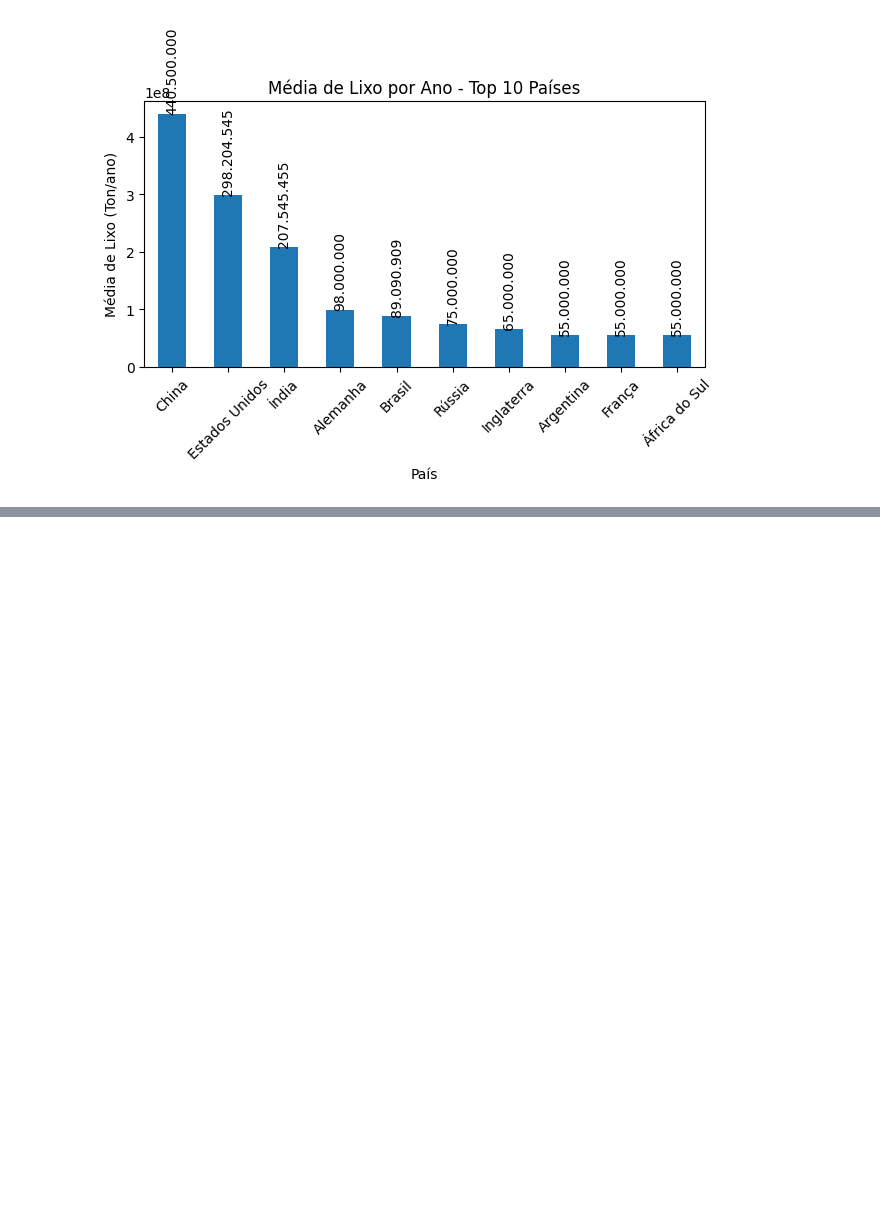
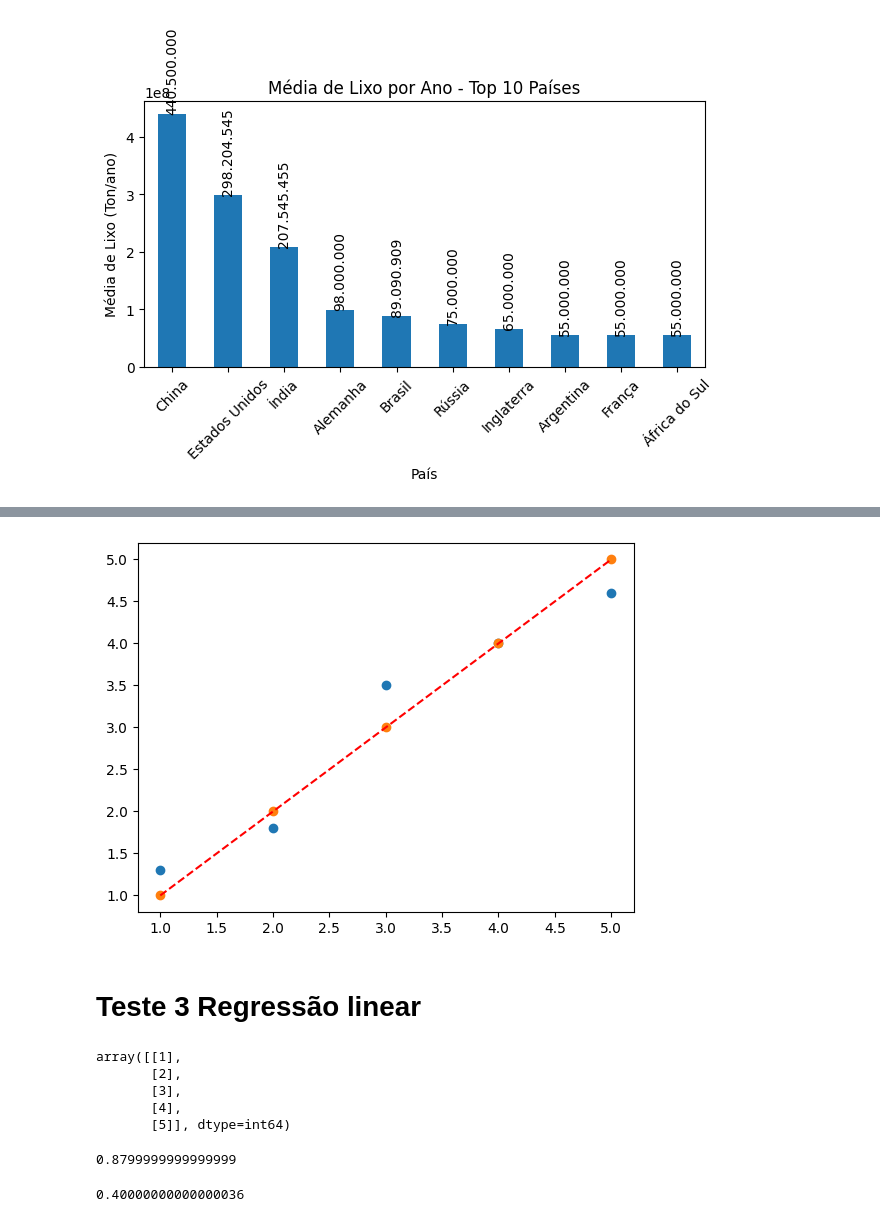
Before and after one commit to rafaelflorentino/Python, a Jupyter notebook: IA/Projeto_lixo/collab.ipynb, the cells around one changed output, grey strips where cells are left out. Cells and saved outputs as stored; diff of their text form; code cells hidden in the pictures; blank space fills up the shorter version.

```diff
--- a/IA/Projeto_lixo/collab.ipynb
+++ b/IA/Projeto_lixo/collab.ipynb
@@ -1287,0 +1345,14 @@ plt.show()
+# %%
+import matplotlib.pyplot as plt
+
+fig, ax = plt.subplots()
+
+ax.scatter(dados.X,dados.Y)
+ax.plot(dados.X,dados.y_reta, '--r') # reta vermelha
+ax.scatter(dados.X,dados.y_reta)  # preveria o valor nesse ponto
+
+plt.show()
+# %% [output]
+[figure, added]
+# %% [markdown]
+# Teste 3 Regressão linear
@@ -1287,0 +1361,10 @@ plt.show()
+# %%
+# Series não tem a propriedade reshape
+# Pegar apenas os valores de X, tranformar de array 1D para Array 2D (reshape)
+dados.X.values.reshape(-1,1)
+# %% [output]
+array([[1],
+       [2],
+       [3],
+       [4],
+       [5]], dtype=int64)
@@ -1287,0 +1374,12 @@ plt.show()
+# %%
+# Coefiiente angular
+a = reg.coef_[0]
+a
+# %% [output]
+0.8799999999999999
+# %%
+# Coefiiente  linear
+b = reg.intercept_
+b
+# %% [output]
+0.40000000000000036
```
Also changed, not shown: parts of 46 cells of this notebook.
